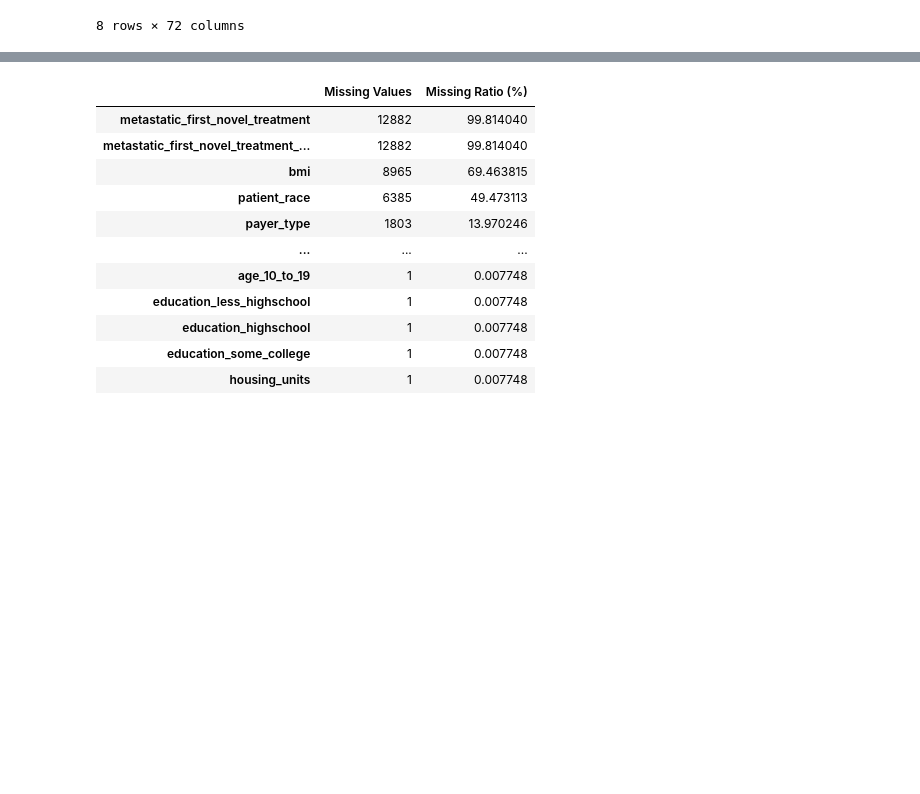
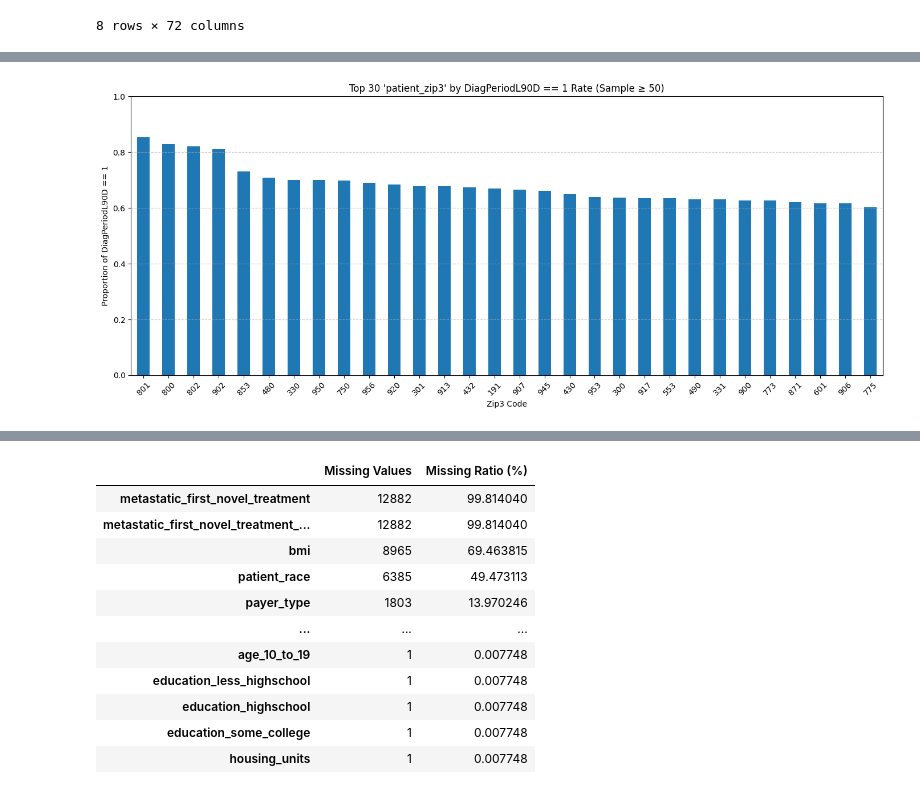
Before and after one commit to songchanho97/metastaic_cancer_prediction, a Jupyter notebook: 1st-place-wids.ipynb, the cells around one changed output, grey strips where cells are left out. Saved outputs shown, nothing was run; the diff lists cells and outputs as text; code cells hidden in the pictures; blank space fills up the shorter version.

```diff
--- a/1st-place-wids.ipynb
+++ b/1st-place-wids.ipynb
@@ -73,0 +75,33 @@ plt.show()
+# %%
+import pandas as pd
+import matplotlib.pyplot as plt
+
+# 1. ZIP3별 전체 샘플 수 계산
+zip3_counts = df['patient_zip3'].value_counts()
+
+# 2. 샘플 수가 50 이상인 ZIP3만 필터링
+valid_zip3 = zip3_counts[zip3_counts >= 50].index
+
+# 3. 해당 ZIP3에 대해서만 비율 계산
+filtered_df = df[df['patient_zip3'].isin(valid_zip3)]
+target_rate = (
+    filtered_df.groupby('patient_zip3')['DiagPeriodL90D']
+               .apply(lambda x: (x == 1).mean())
+               .sort_values(ascending=False)
+)
+
+# 4. 상위 30개 시각화
+top30_rate = target_rate.head(30)
+
+plt.figure(figsize=(14, 6))
+top30_rate.plot(kind='bar')
+plt.title("Top 30 'patient_zip3' by DiagPeriodL90D == 1 Rate (Sample ≥ 50)")
+plt.xlabel("Zip3 Code")
+plt.ylabel("Proportion of DiagPeriodL90D == 1")
+plt.xticks(rotation=45)
+plt.ylim(0, 1)
+plt.grid(axis='y', linestyle='--', alpha=0.7)
+plt.tight_layout()
+plt.show()
+# %% [output]
+[figure, added]
```
Also changed, not shown: parts of 5 cells of this notebook, 8 other files.
